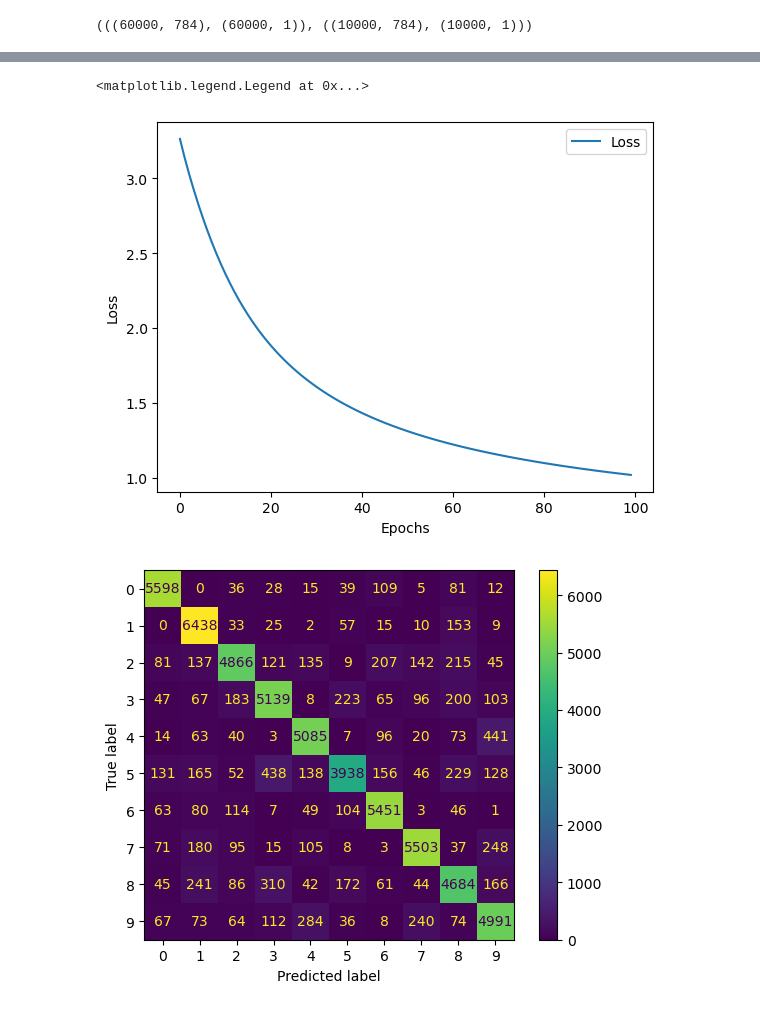
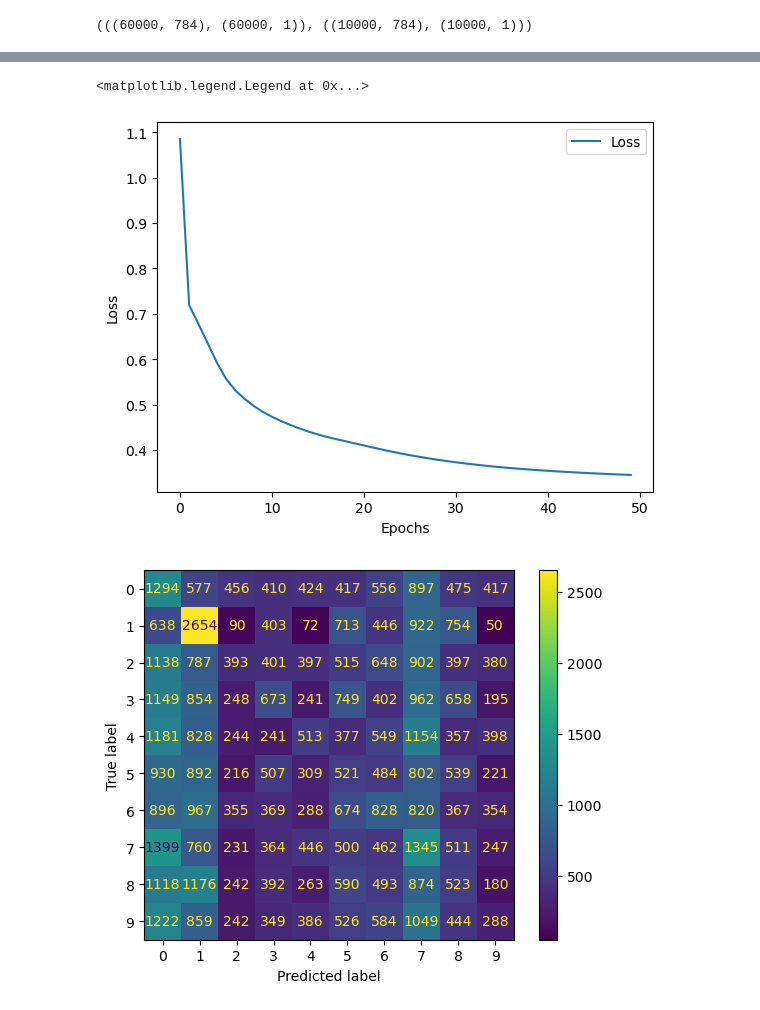
Before and after one commit to AsimWattoo/CustomerSegmentation_NN_Python, a Jupyter notebook: DigitClassifier.ipynb, the cells around one changed output, grey strips where cells are left out. Cells and saved outputs as stored; diff of their text form; code cells hidden in the pictures.

```diff
--- a/DigitClassifier.ipynb
+++ b/DigitClassifier.ipynb
@@ -40,3 +30,26 @@ epochs = 100
+# %%
+num_features = 28 * 28
+num_labels = 10
+layers = [
+    nn.DenseLayer(num_features, 0, nn.dummy_activation, nn.dummy_activation, is_input= True, is_output= False),
+    nn.DenseLayer(64, num_features, nn.sigmoid, nn.sigmoid_prime),
+    nn.DenseLayer(256, 64, nn.sigmoid, nn.sigmoid_prime),
+    nn.DenseLayer(256, 256, nn.sigmoid, nn.sigmoid_prime),
+    nn.DenseLayer(256, 256, nn.sigmoid, nn.sigmoid_prime),
+    nn.DenseLayer(256, 256, nn.sigmoid, nn.sigmoid_prime),
+    nn.DenseLayer(256, 256, nn.sigmoid, nn.sigmoid_prime),
+    nn.DenseLayer(256, 256, nn.sigmoid, nn.sigmoid_prime),
+    nn.DenseLayer(256, 256, nn.sigmoid, nn.sigmoid_prime),
+    nn.DenseLayer(256, 256, nn.sigmoid, nn.sigmoid_prime),
+    nn.DenseLayer(256, 256, nn.sigmoid, nn.sigmoid_prime),
+    nn.DenseLayer(256, 256, nn.sigmoid, nn.sigmoid_prime),
+    nn.DenseLayer(256, 256, nn.sigmoid, nn.sigmoid_prime),
+    nn.DenseLayer(64, 256, nn.sigmoid, nn.sigmoid_prime),
+    nn.DenseLayer(num_labels, 64, nn.sigmoid, nn.sigmoid, is_input = False, is_output= True)
+]
+learning_rate = 0.01
+lamda = 0.03
+epochs = 50
 # %%
 # Reshaping the data to m, num_features
 x_train = np.reshape(x_train, (-1, num_features))
@@ -58,7 +71,7 @@ history = nn.train(layers,
             lamda,
             x_test,
             y_test,
-            False,
+            True,
             lambda x: display(x),
             lambda: clear_output(wait= True)
             )
@@ -68,17 +79,17 @@ history = nn.train(layers,
 plt.plot(history['loss'])
 plt.xlabel("Epochs")
 plt.ylabel("Loss")
-plt.legend(['Loss'])
+plt.legend(['Loss', 'Validation Loss'])
 # %% [output]
 <matplotlib.legend.Legend at 0x...>
-[figure, old version]
+[figure, new version]
 # %%
-raw_predictions = nn.forward_propagate(layers, x_train)
+raw_predictions, caches = nn.forward_propagate(layers, x_train)
 predictions = np.argmax(raw_predictions, 1)
 actual = y_train
 confusion_matrix = metrics.confusion_matrix(actual, predictions)
 cm_display = metrics.ConfusionMatrixDisplay(confusion_matrix = confusion_matrix)
 cm_display.plot()
 plt.show()
 # %% [output]
-[figure, old version]
+[figure, new version]
```
Also changed, not shown: parts of 2 cells of this notebook, 2 other files.
